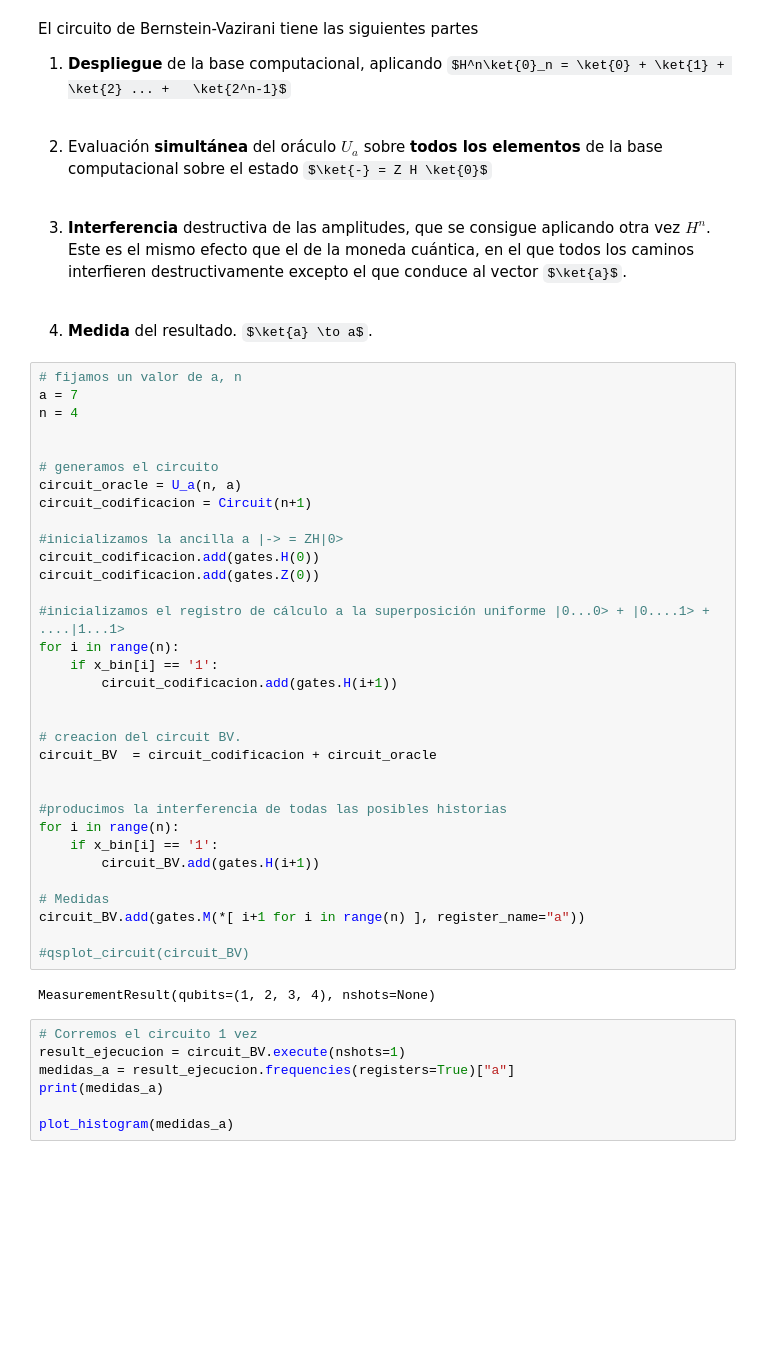
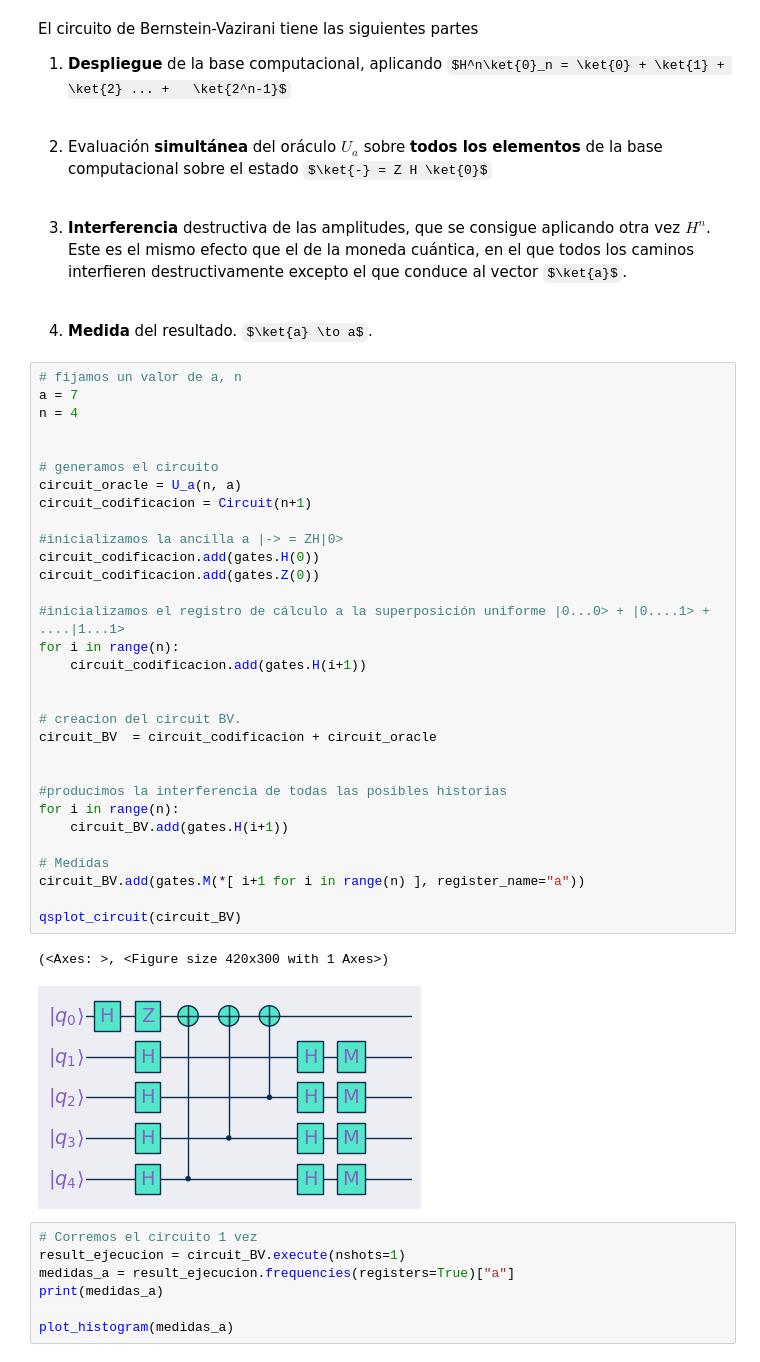
Before and after one commit to talentQ-es/Masterclass_2025, a Jupyter notebook: Qibo/Masterclass_2025_qibo.ipynb, the cells around one changed output. Cells and saved outputs as stored; diff of their text form; some formulas as TeX source; blank space fills up the shorter version.

Commit message:
Solución a bug en circuito Bernstein-Vazirani

```diff
--- a/Qibo/Masterclass_2025_qibo.ipynb
+++ b/Qibo/Masterclass_2025_qibo.ipynb
@@ -785,38 +785,37 @@ El circuito de Bernstein-Vazirani tiene las siguientes partes
 # %%
 # fijamos un valor de a, n
 a = 7
 n = 4
 
 
 # generamos el circuito
 circuit_oracle = U_a(n, a)
 circuit_codificacion = Circuit(n+1)
 
 #inicializamos la ancilla a |-> = ZH|0>
 circuit_codificacion.add(gates.H(0))
 circuit_codificacion.add(gates.Z(0))
 
 #inicializamos el registro de cálculo a la superposición uniforme |0...0> + |0....1> + ....|1...1>
 for i in range(n):
-    if x_bin[i] == '1':
-        circuit_codificacion.add(gates.H(i+1))
+    circuit_codificacion.add(gates.H(i+1))
 
 
 # creacion del circuit BV.
 circuit_BV  = circuit_codificacion + circuit_oracle
 
 
 #producimos la interferencia de todas las posibles historias
 for i in range(n):
-    if x_bin[i] == '1':
-        circuit_BV.add(gates.H(i+1))
+    circuit_BV.add(gates.H(i+1))
 
 # Medidas
 circuit_BV.add(gates.M(*[ i+1 for i in range(n) ], register_name="a"))
 
-#qsplot_circuit(circuit_BV)
+qsplot_circuit(circuit_BV)
 # %% [output]
-MeasurementResult(qubits=(1, 2, 3, 4), nshots=None)
+(<Axes: >, <Figure size 420x300 with 1 Axes>)
+[figure, added]
 # %%
 # Corremos el circuito 1 vez
 result_ejecucion = circuit_BV.execute(nshots=1)
```
Also changed, not shown: parts of 8 cells of this notebook.
